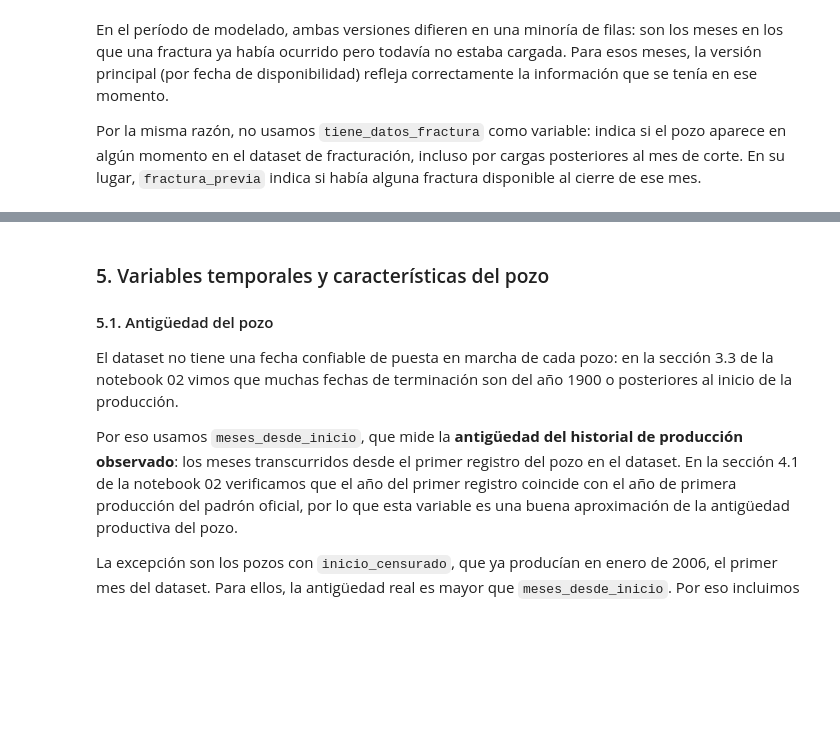
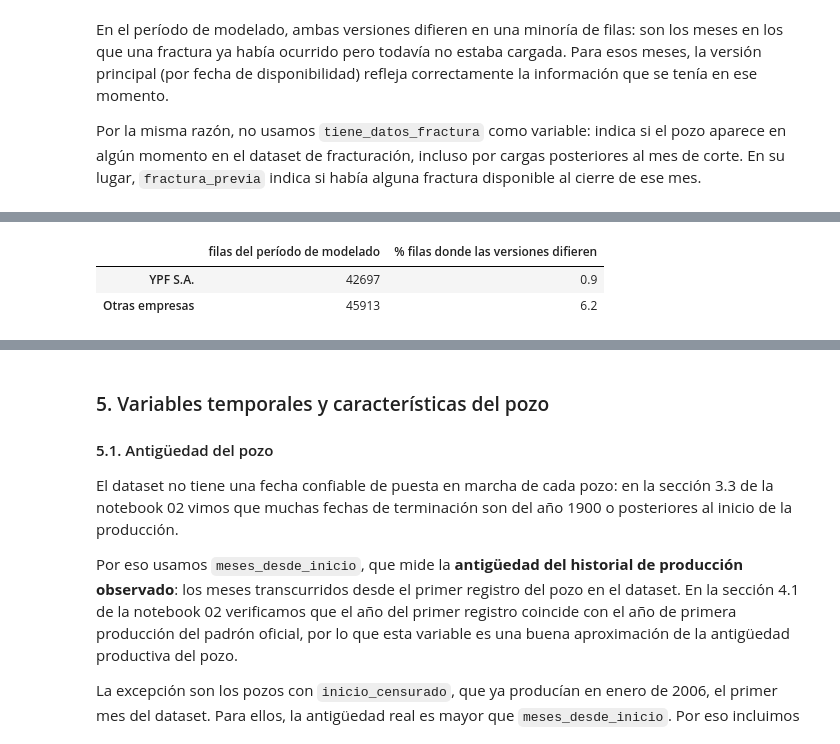
Before and after one commit to alexParedes027/oil-production-prediction, a Jupyter notebook: notebooks/03_feature_engineering.ipynb, the cells around one changed output, grey strips where cells are left out. Drawn from its saved outputs; the diff is of its cells as text; code cells hidden in the pictures; blank space fills up the shorter version.

```diff
--- a/notebooks/03_feature_engineering.ipynb
+++ b/notebooks/03_feature_engineering.ipynb
@@ -513,0 +520,19 @@ Por la misma razón, no usamos `tiene_datos_fractura` como variable: indica si e
+# %%
+es_ypf = obt["empresa"] == "YPF S.A."
+
+comparacion_empresa = pd.DataFrame(
+    {
+        "filas del período de modelado": [(periodo & es_ypf).sum(), (periodo & ~es_ypf).sum()],
+        "% filas donde las versiones difieren": [
+            difiere[periodo & es_ypf].mean() * 100,
+            difiere[periodo & ~es_ypf].mean() * 100,
+        ],
+    },
+    index=["YPF S.A.", "Otras empresas"],
+).round(1)
+
+display(comparacion_empresa)
+# %% [output]
+|  | filas del período de modelado | % filas donde las versiones difieren |
+| YPF S.A. | 42697 | 0.9 |
+| Otras empresas | 45913 | 6.2 |
```
Also changed, not shown: parts of 8 cells of this notebook.
